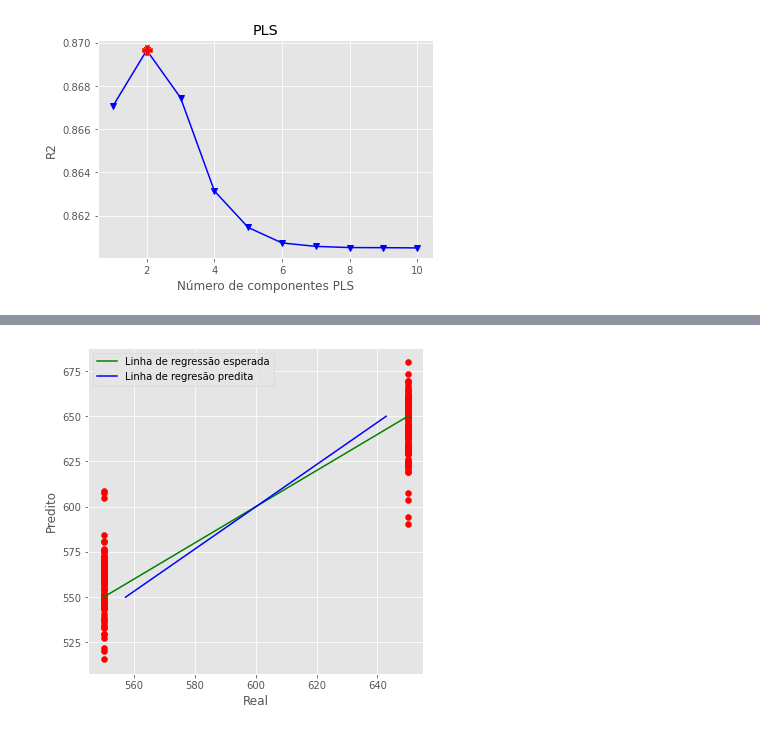
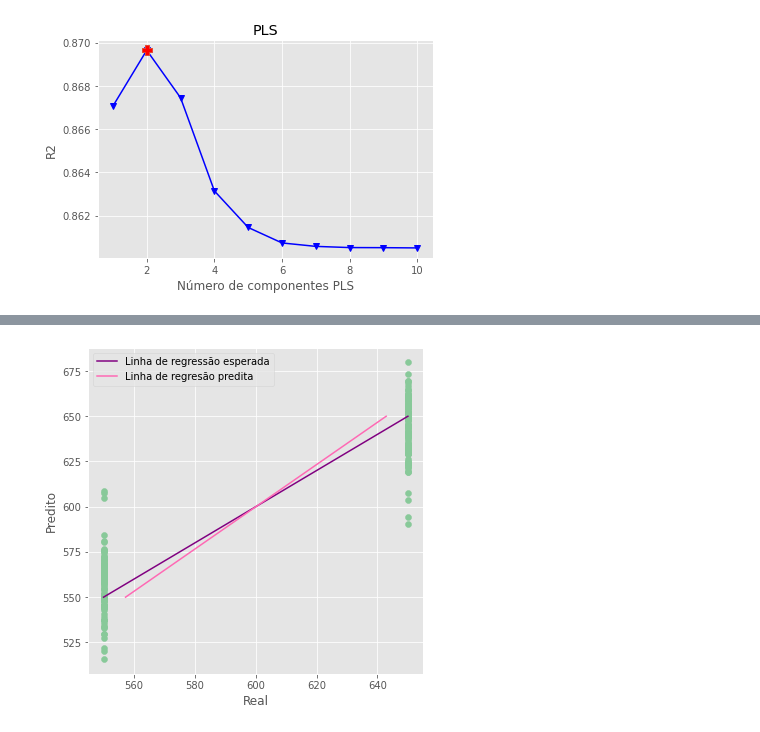
Before and after one commit to larissamazzero/RMN, a Jupyter notebook: PLS/pls.ipynb, the cells around one changed output, grey strips where cells are left out. Drawn from its saved outputs; the diff is of its cells as text; code cells hidden in the pictures.

```diff
--- a/PLS/pls.ipynb
+++ b/PLS/pls.ipynb
@@ -390,15 +392,15 @@ R2: 0.8696, MSE: 325.8809, RPD: 2.7767
 # %%
-new_x = y[0].tolist()
+new_x = y.tolist()
 # %%
 plt.figure(figsize=(6, 6))
 with plt.style.context('ggplot'):
-    plt.scatter(new_x, y_cv, color='red')
-    plt.plot(new_x, new_x, '-g', label='Linha de regressão esperada')
+    plt.scatter(new_x, y_cv, color='#88c999')
+    plt.plot(new_x, new_x, 'purple', label='Linha de regressão esperada')
     z = np.polyfit(new_x, y_cv, 1)
-    plt.plot(np.polyval(z, new_x), new_x, color='blue', label='Linha de regresão predita')
+    plt.plot(np.polyval(z, new_x), new_x, color='hotpink', label='Linha de regresão predita')
     plt.xlabel('Real')
     plt.ylabel('Predito')
     plt.legend()
     plt.plot()
 # %% [output]
-[figure, old version]
+[figure, new version]
```
Also changed, not shown: parts of 3 cells of this notebook.
